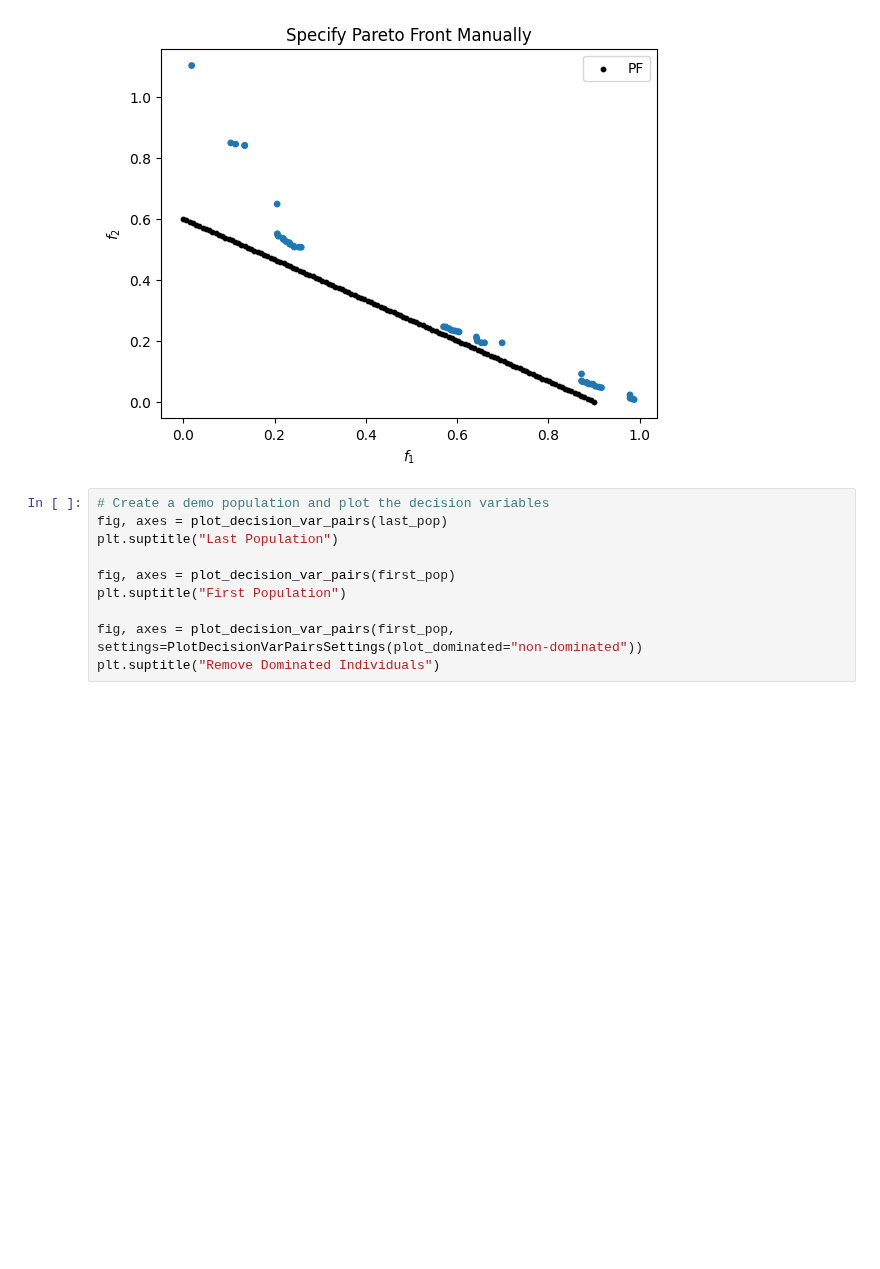
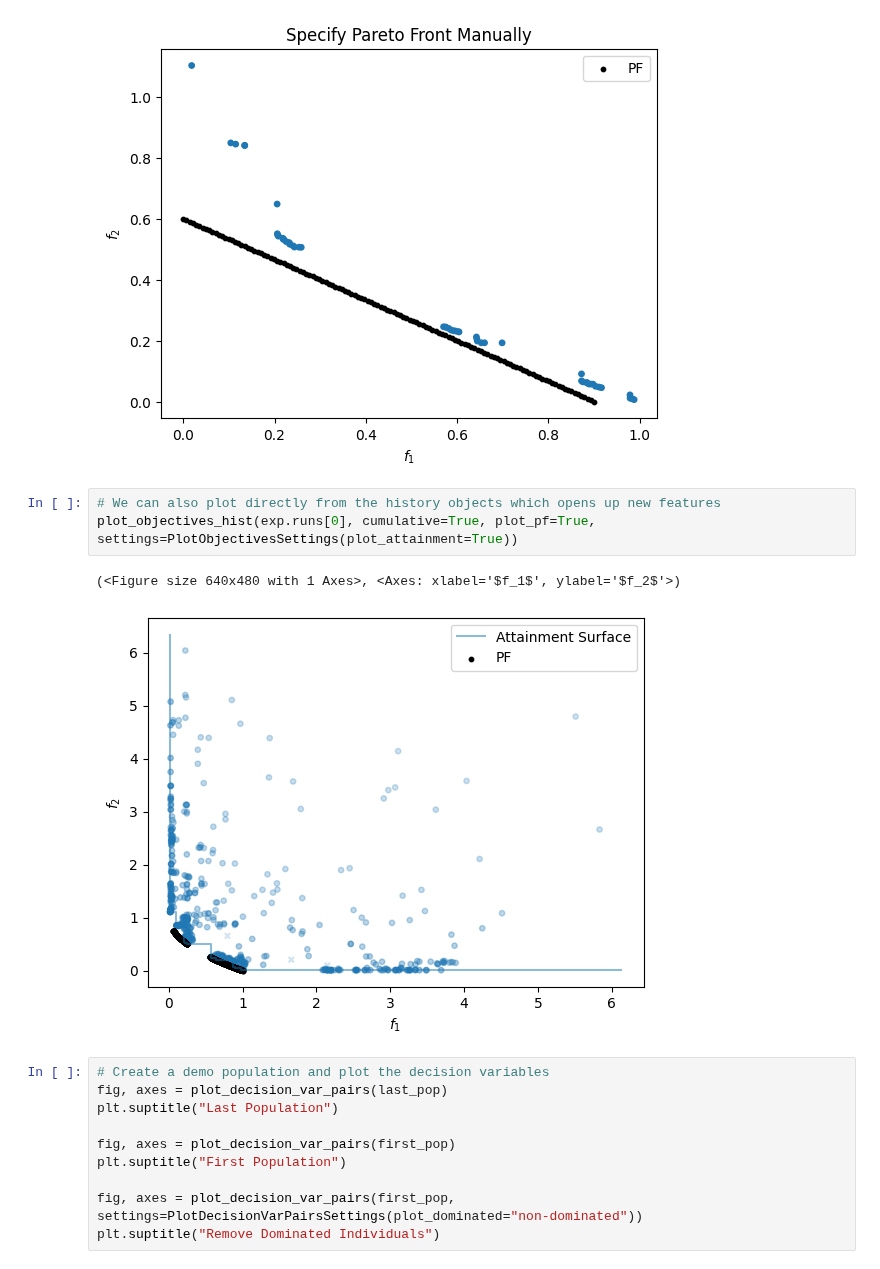
Before and after one commit to electronsandstuff/ParetoBench, a Jupyter notebook: example_notebooks/plotting.ipynb, the cells around one changed output. Drawn from its saved outputs; the diff is of its cells as text; blank space fills up the shorter version.

Commit message:
add history plotting tool

```diff
--- a/example_notebooks/plotting.ipynb
+++ b/example_notebooks/plotting.ipynb
@@ -65,6 +66,12 @@ Text(0.5, 1.0, 'Specify Pareto Front Manually')
 [figure]
 [figure]
 [figure]
+# %%
+# We can also plot directly from the history objects which opens up new features
+plot_objectives_hist(exp.runs[0], cumulative=True, plot_pf=True, settings=PlotObjectivesSettings(plot_attainment=True))
+# %% [output]
+(<Figure size 640x480 with 1 Axes>, <Axes: xlabel='$f_1$', ylabel='$f_2$'>)
+[figure, added]
 # %%
 # Create a demo population and plot the decision variables
 fig, axes = plot_decision_var_pairs(last_pop)
```
Also changed, not shown: parts of 1 cell of this notebook, 1 other file.
